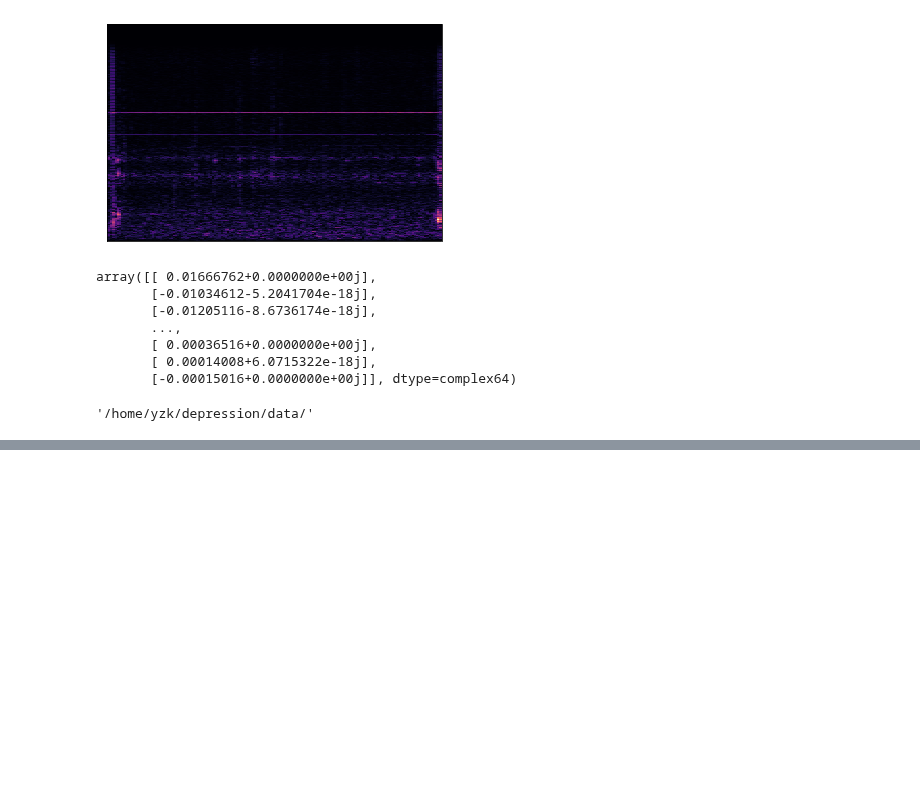
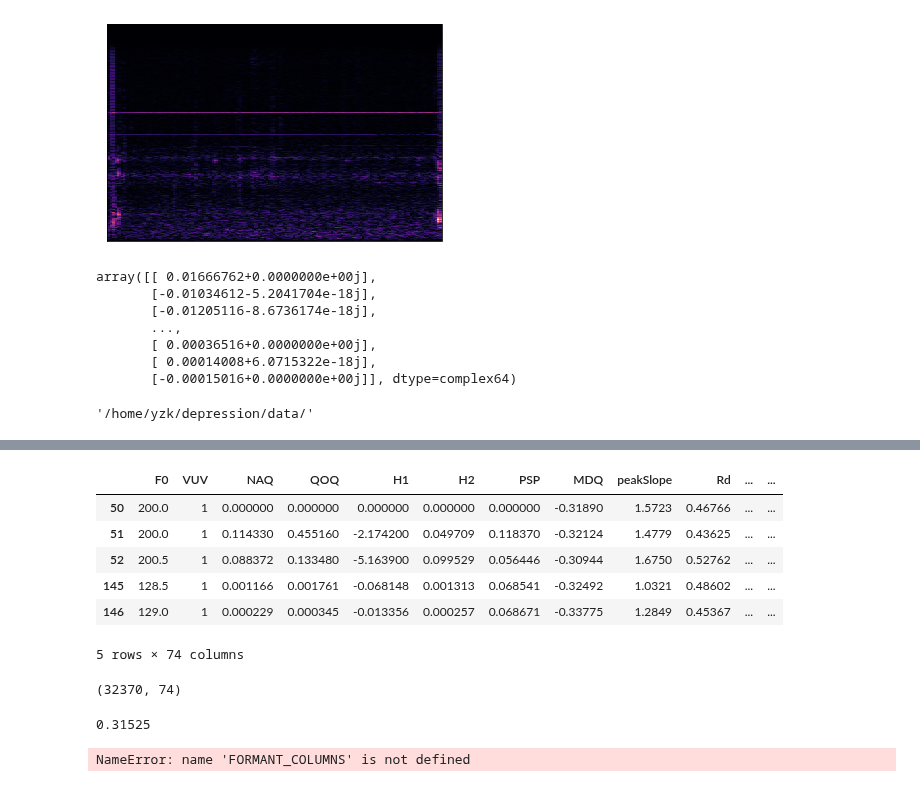
Before and after one commit to LouisYZK/dds-avec2019, a Jupyter notebook: explore.ipynb, the cells around one changed output, grey strips where cells are left out. Drawn from its saved outputs; the diff is of its cells as text; code cells hidden in the pictures; blank space fills up the shorter version.

```diff
--- a/explore.ipynb
+++ b/explore.ipynb
@@ -85,0 +86,13 @@ ValueError: If using all scalar values, you must pass an index
+# %%
+df = pd.read_csv(dir1, header=None)
+df.columns = COVAREP_COLUMN
+df = df[df['VUV'] == 1]
+df.head()
+# %% [output]
+|  | F0 | VUV | NAQ | QOQ | H1 | H2 | PSP | MDQ | peakSlope | Rd | ... | ... |
+| 50 | 200.0 | 1 | 0.000000 | 0.000000 | 0.000000 | 0.000000 | 0.000000 | -0.31890 | 1.5723 | 0.46766 | ... | ... |
+| 51 | 200.0 | 1 | 0.114330 | 0.455160 | -2.174200 | 0.049709 | 0.118370 | -0.32124 | 1.4779 | 0.43625 | ... | ... |
+| 52 | 200.5 | 1 | 0.088372 | 0.133480 | -5.163900 | 0.099529 | 0.056446 | -0.30944 | 1.6750 | 0.52762 | ... | ... |
+| 145 | 128.5 | 1 | 0.001166 | 0.001761 | -0.068148 | 0.001313 | 0.068541 | -0.32492 | 1.0321 | 0.48602 | ... | ... |
+| 146 | 129.0 | 1 | 0.000229 | 0.000345 | -0.013356 | 0.000257 | 0.068671 | -0.33775 | 1.2849 | 0.45367 | ... | ... |
+5 rows × 74 columns
@@ -85,0 +102,4 @@ ValueError: If using all scalar values, you must pass an index
+# %%
+df.values.shape
+# %% [output]
+(32370, 74)
@@ -85,0 +108,9 @@ ValueError: If using all scalar values, you must pass an index
+# %%
+np.max(data)
+# %% [output]
+0.31525
+# %%
+dir2 =  config.data_dir + 'avec/301_P/' + '301_FORMANT.csv'
+df2 = pd.read_csv(dir2, header=None); df2.columns = FORMANT_COLUMNS
+# %% [output]
+NameError: name 'FORMANT_COLUMNS' is not defined
```
Also changed, not shown: parts of 9 cells of this notebook, 11 other files.
